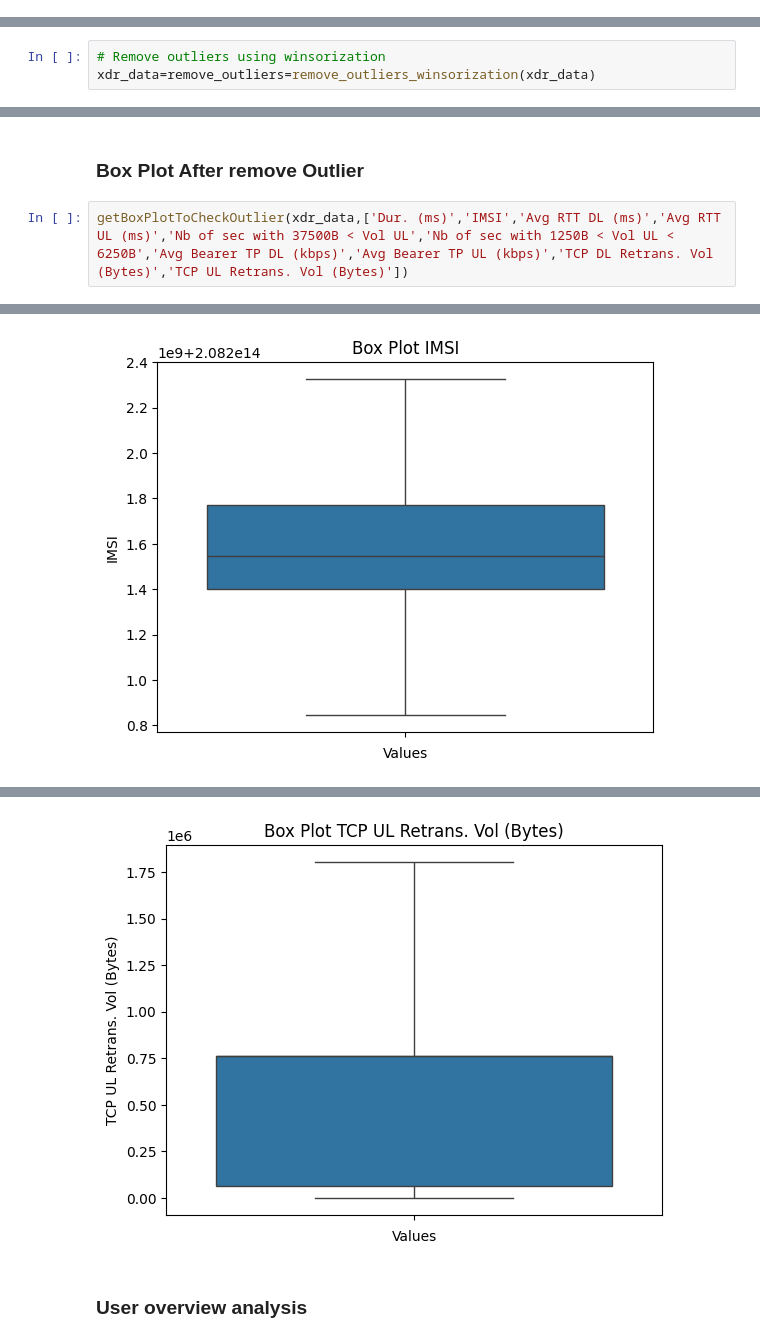
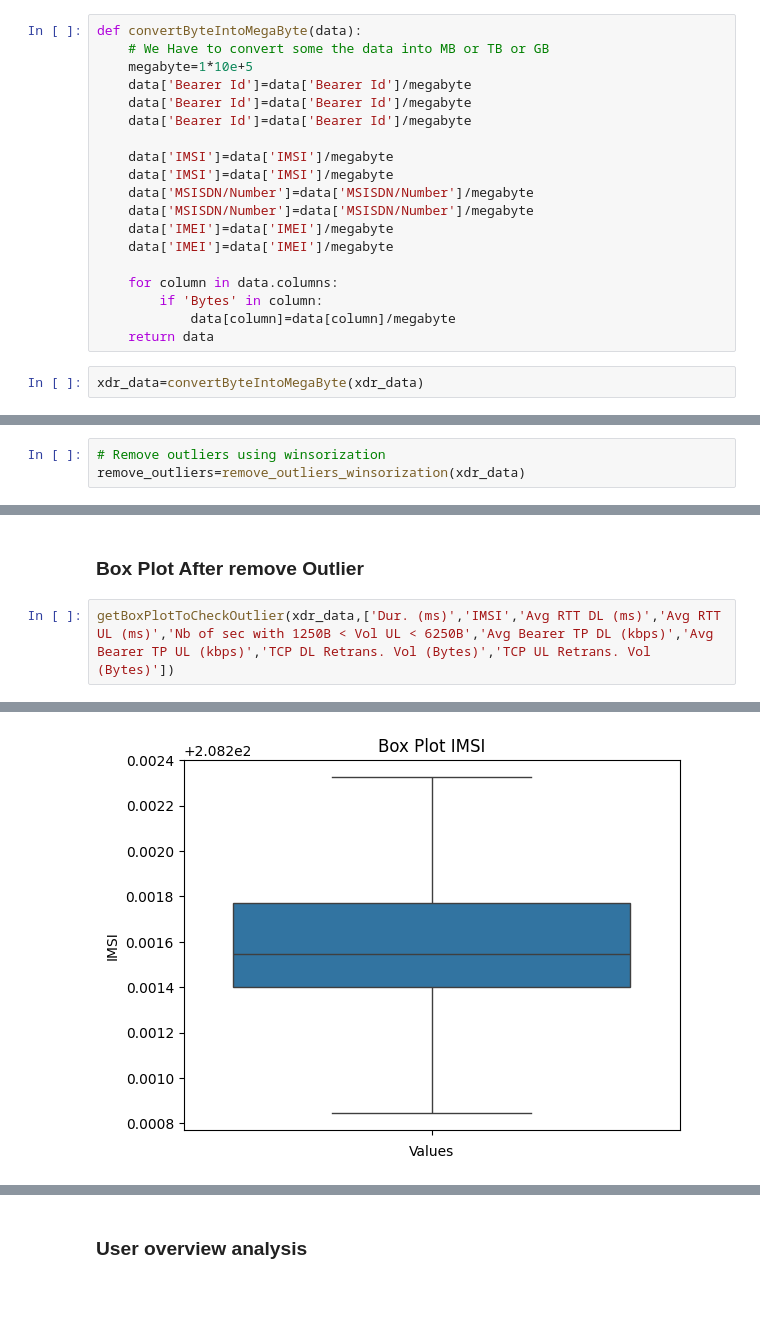
Before and after one commit to GuleWako/10Acadamey-week-2-Analysis-of-Wealthy-Investor, a Jupyter notebook: notebooks/tellcoDataAnalysis.ipynb, the cells around one changed output, grey strips where cells are left out. Drawn from its saved outputs; the diff is of its cells as text; blank space fills up the shorter version.

```diff
--- a/notebooks/tellcoDataAnalysis.ipynb
+++ b/notebooks/tellcoDataAnalysis.ipynb
@@ -110,3 +187,24 @@ From 55 columns selected, there are 0 columns with missing values.
+# %%
+def convertByteIntoMegaByte(data):
+    # We Have to convert some the data into MB or TB or GB
+    megabyte=1*10e+5
+    data['Bearer Id']=data['Bearer Id']/megabyte
+    data['Bearer Id']=data['Bearer Id']/megabyte
+    data['Bearer Id']=data['Bearer Id']/megabyte
+
+    data['IMSI']=data['IMSI']/megabyte
+    data['IMSI']=data['IMSI']/megabyte
+    data['MSISDN/Number']=data['MSISDN/Number']/megabyte
+    data['MSISDN/Number']=data['MSISDN/Number']/megabyte
+    data['IMEI']=data['IMEI']/megabyte
+    data['IMEI']=data['IMEI']/megabyte
+
+    for column in data.columns:
+        if 'Bytes' in column:
+            data[column]=data[column]/megabyte
+    return data
+# %%
+xdr_data=convertByteIntoMegaByte(xdr_data)
 # %%
 xdr_data.head()
 # %% [output]
@@ -223,7 +321,7 @@ def remove_outliers_winsorization(xdr_data):
     return xdr_data
 # %%
 # Remove outliers using winsorization
-xdr_data=remove_outliers=remove_outliers_winsorization(xdr_data)
+remove_outliers=remove_outliers_winsorization(xdr_data)
 # %%
 get_outlier_summary(xdr_data)
 # %% [output]
@@ -248,9 +346,9 @@ From 50 selected numerical columns, there are 0 columns with outlier values.
 # %% [markdown]
 ### Box Plot After remove Outlier
 # %%
-getBoxPlotToCheckOutlier(xdr_data,['Dur. (ms)','IMSI','Avg RTT DL (ms)','Avg RTT UL (ms)','Nb of sec with 37500B < Vol UL','Nb of sec with 1250B < Vol UL < 6250B','Avg Bearer TP DL (kbps)','Avg Bearer TP UL (kbps)','TCP DL Retrans. Vol (Bytes)','TCP UL Retrans. Vol (Bytes)'])
+getBoxPlotToCheckOutlier(xdr_data,['Dur. (ms)','IMSI','Avg RTT DL (ms)','Avg RTT UL (ms)','Nb of sec with 1250B < Vol UL < 6250B','Avg Bearer TP DL (kbps)','Avg Bearer TP UL (kbps)','TCP DL Retrans. Vol (Bytes)','TCP UL Retrans. Vol (Bytes)'])
 # %% [output]
 [figure]
-[figure, old version]
+[figure, new version]
 [figure]
 [figure]
@@ -262,4 +360,3 @@ getBoxPlotToCheckOutlier(xdr_data,['Dur. (ms)','IMSI','Avg RTT DL (ms)','Avg RTT
-[figure, removed]
 # %% [markdown]
 ### User overview analysis
 # %% [markdown]
```
Also changed, not shown: parts of 57 cells of this notebook.
